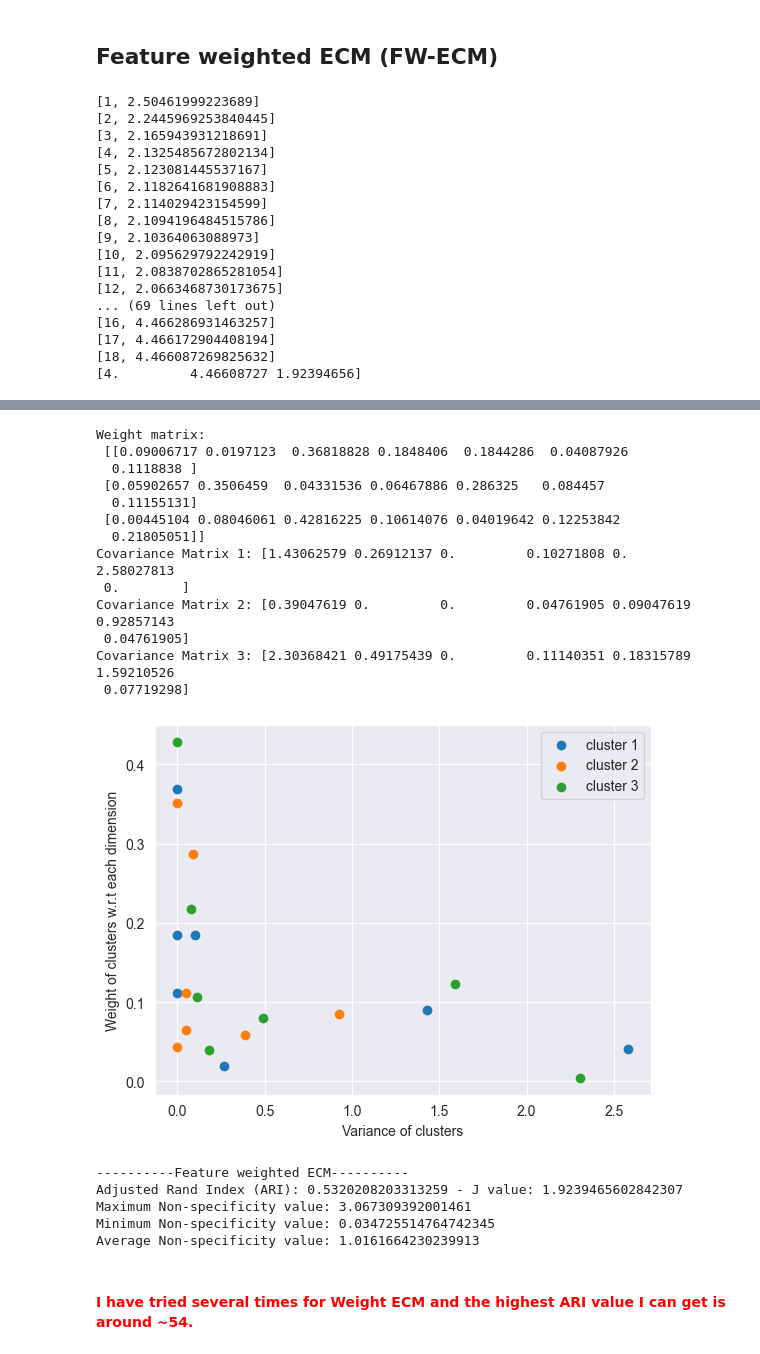
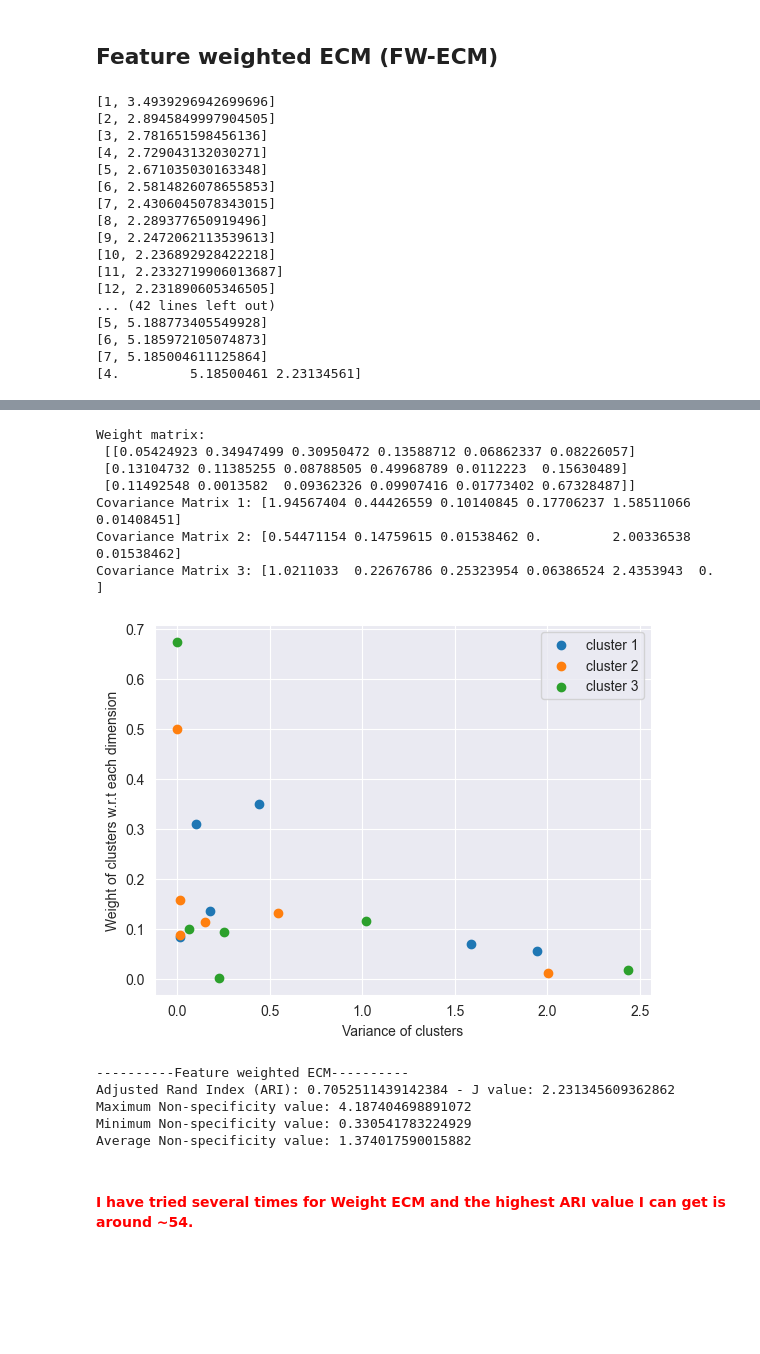
Before and after one commit to tridogithub/evclust, a Jupyter notebook: docs/fwecm_seeds.ipynb, the cells around one changed output, grey strips where cells are left out. Cells and saved outputs as stored; diff of their text form; code cells hidden in the pictures; blank space fills up the shorter version.

```diff
--- a/docs/fwecm_seeds.ipynb
+++ b/docs/fwecm_seeds.ipynb
@@ -19,7 +19,7 @@ from evclust.datasets import load_seeds
 # %%
 # fetch dataset
 df = load_seeds()
-
+df = df.drop(columns=['C'])
 # data (as pandas dataframes)
 y = pd.DataFrame(df.iloc[:, -1])
 X = df.iloc[:, :-1]
@@ -132,7 +132,7 @@ Average Non-specificity value: 1.2574423524220286
 # %%
 # Feature weighted ECM clustering
 c = 3
-model = fwecm(x=X, c=c, beta=2, alpha=1, delta=100, ntrials=5, epsi=1e-4)
+model = fwecm(x=X, c=c, beta=2, alpha=1, delta=100, ntrials=5, epsi=1e-3)
 
 # ev_plot(model, X=X)
 ev_pcaplot(data=X, x=model, normalize=False)
@@ -174,20 +174,20 @@ print(f"Adjusted Rand Index (ARI): {ari} - J value: {model['crit']}")
 # Calculate Non-specificity
 calculate_non_specificity(model)
 # %% [output]
-[1, 2.50461999223689]
-[2, 2.2445969253840445]
-[3, 2.165943931218691]
-[4, 2.1325485672802134]
-[5, 2.123081445537167]
-[6, 2.1182641681908883]
-[7, 2.114029423154599]
-[8, 2.1094196484515786]
-[9, 2.10364063088973]
-[10, 2.095629792242919]
-[11, 2.0838702865281054]
-[12, 2.0663468730173675]
-... (69 lines left out)
-[16, 4.466286931463257]
-[17, 4.466172904408194]
-[18, 4.466087269825632]
-[4.         4.46608727 1.92394656]
+[1, 3.4939296942699696]
+[2, 2.8945849997904505]
+[3, 2.781651598456136]
+[4, 2.729043132030271]
+[5, 2.671035030163348]
+[6, 2.5814826078655853]
+[7, 2.4306045078343015]
+[8, 2.289377650919496]
+[9, 2.2472062113539613]
+[10, 2.236892928422218]
+[11, 2.2332719906013687]
+[12, 2.231890605346505]
+... (42 lines left out)
+[5, 5.188773405549928]
+[6, 5.185972105074873]
+[7, 5.185004611125864]
+[4.         5.18500461 2.23134561]
@@ -195,22 +195,16 @@ calculate_non_specificity(model)
 Weight matrix:
- [[0.09006717 0.0197123  0.36818828 0.1848406  0.1844286  0.04087926
-  0.1118838 ]
- [0.05902657 0.3506459  0.04331536 0.06467886 0.286325   0.084457
-  0.11155131]
- [0.00445104 0.08046061 0.42816225 0.10614076 0.04019642 0.12253842
-  0.21805051]]
-Covariance Matrix 1: [1.43062579 0.26912137 0.         0.10271808 0.         2.58027813
- 0.        ]
-Covariance Matrix 2: [0.39047619 0.         0.         0.04761905 0.09047619 0.92857143
- 0.04761905]
-Covariance Matrix 3: [2.30368421 0.49175439 0.         0.11140351 0.18315789 1.59210526
- 0.07719298]
+ [[0.05424923 0.34947499 0.30950472 0.13588712 0.06862337 0.08226057]
+ [0.13104732 0.11385255 0.08788505 0.49968789 0.0112223  0.15630489]
+ [0.11492548 0.0013582  0.09362326 0.09907416 0.01773402 0.67328487]]
+Covariance Matrix 1: [1.94567404 0.44426559 0.10140845 0.17706237 1.58511066 0.01408451]
+Covariance Matrix 2: [0.54471154 0.14759615 0.01538462 0.         2.00336538 0.01538462]
+Covariance Matrix 3: [1.0211033  0.22676786 0.25323954 0.06386524 2.4353943  0.        ]
-[figure, old version]
+[figure, new version]
 ----------Feature weighted ECM----------
-Adjusted Rand Index (ARI): 0.5320208203313259 - J value: 1.9239465602842307
-Maximum Non-specificity value: 3.067309392001461
-Minimum Non-specificity value: 0.034725514764742345
-Average Non-specificity value: 1.0161664230239913
+Adjusted Rand Index (ARI): 0.7052511439142384 - J value: 2.231345609362862
+Maximum Non-specificity value: 4.187404698891072
+Minimum Non-specificity value: 0.330541783224929
+Average Non-specificity value: 1.374017590015882
 # %% [markdown]
 #### <span style="color:red"> I have tried several times for Weight ECM and the highest ARI value I can get is around ~54.</span>
 # %% [markdown]
```
Also changed, not shown: parts of 3 cells of this notebook.
